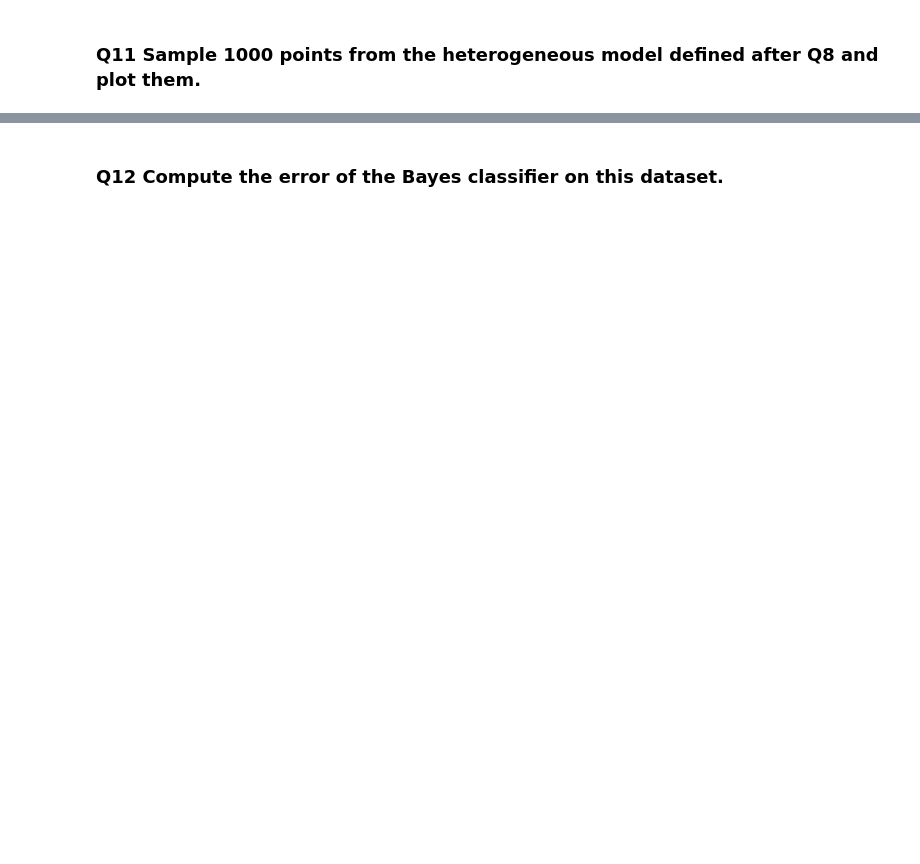
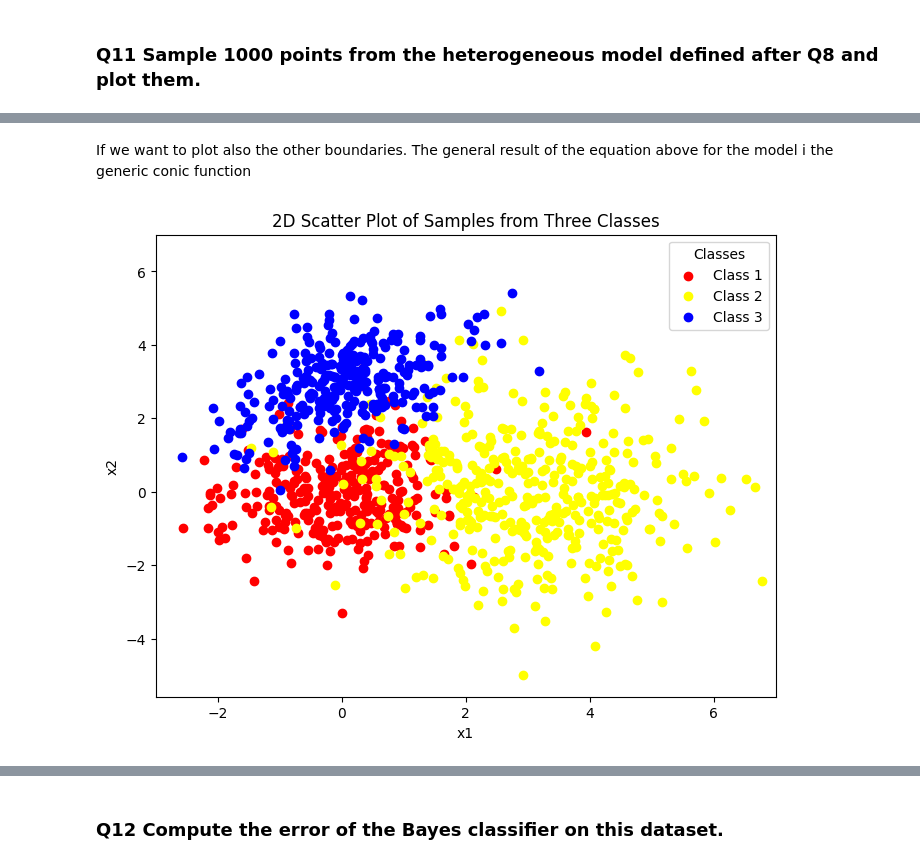
Before and after one commit to AleCardinale/Fundamentals-Inference-Learning, a Jupyter notebook: HW2/hw2_theory.ipynb, the cells around one changed output, grey strips where cells are left out. Saved outputs shown, nothing was run; the diff lists cells and outputs as text; code cells hidden in the pictures; blank space fills up the shorter version.

```diff
--- a/HW2/hw2_theory.ipynb
+++ b/HW2/hw2_theory.ipynb
@@ -193,0 +299,35 @@ $$\Sigma_1 = \left[\begin{array}{cc} 1 & 0 \\ 0 & 1 \end{array}\right], \Sigma_2
+# %% [markdown]
+If we want to plot also the other boundaries. The general result of the equation above for the model i the generic conic function
+# %%
+from numpy.linalg import  inv, det
+x1 = np.linspace(-3, 7, 100)
+x2 = np.linspace(-3, 7, 100)
+X1, X2 = np.meshgrid(x1, x2)
+
+# Generic conic: Ax^{2}+Bxy+Cy^{2}+Dx+Ey+F=0
+def generic_conic(mean_1, mean_2, cov_1, cov_2, pi_1, pi_2, X1, X2):
+    A = (inv(cov_1) - inv(cov_2))[0][0]
+    B = (inv(cov_1) - inv(cov_2))[0][1]
+    C = A   # Diagonal matrices
+    D = -2 * (mean_1.T @ inv(cov_1) - mean_1 @ inv(cov_2))[0]
+    E = -2 * (mean_1.T @ inv(cov_1) - mean_1 @ inv(cov_2))[1]
+    F = +2 * np.log(pi_1*np.sqrt(det(cov_2)) / (pi_2 * np.sqrt(det(cov_1)))) + mean_2.T @ inv(cov_2) @ mean_2 - mean_1.T @ inv(cov_1) @ mean_1
+    return A*X1**2 + 2*B*X1*X2 + C*X2**2 + D*X1 + E*X2 + F, A, B, D, E, F
+
+Z, A, B, D, E, F = generic_conic(mean_vector[0], mean_vector[1], covariance_vector_m2[0], covariance_vector_m2[1], pi_vector[0], pi_vector[1], X1, X2)
+
+plt.figure(figsize=(8, 6))
+colors = {0: 'red', 1: 'yellow', 2: 'blue'}
+for ck in np.unique(c_m2):
+    plt.scatter(X_m2[c_m2 == ck, 0], X_m2[c_m2 == ck, 1],
+                color=colors[ck], label=f'Class {ck+1}')
+# plt.plot(x1, x2, linestyle='--', linewidth = '2.5', color='black', label="Decision Boundare class 1-2")
+plt.contour(X1, X2, Z, levels=[0], colors='r')
+plt.xlabel('x1')
+plt.ylabel('x2')
+plt.title('2D Scatter Plot of Samples from Three Classes')
+plt.legend(title="Classes")
+plt.show()
+plt.show()
+# %% [output]
+[figure, added]
```
Also changed, not shown: parts of 14 cells of this notebook.
